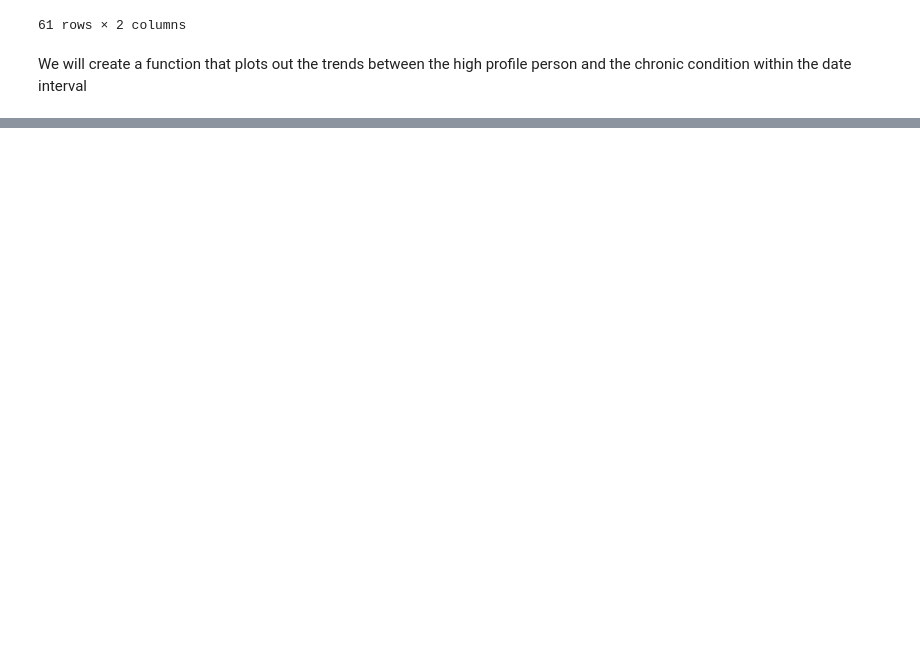
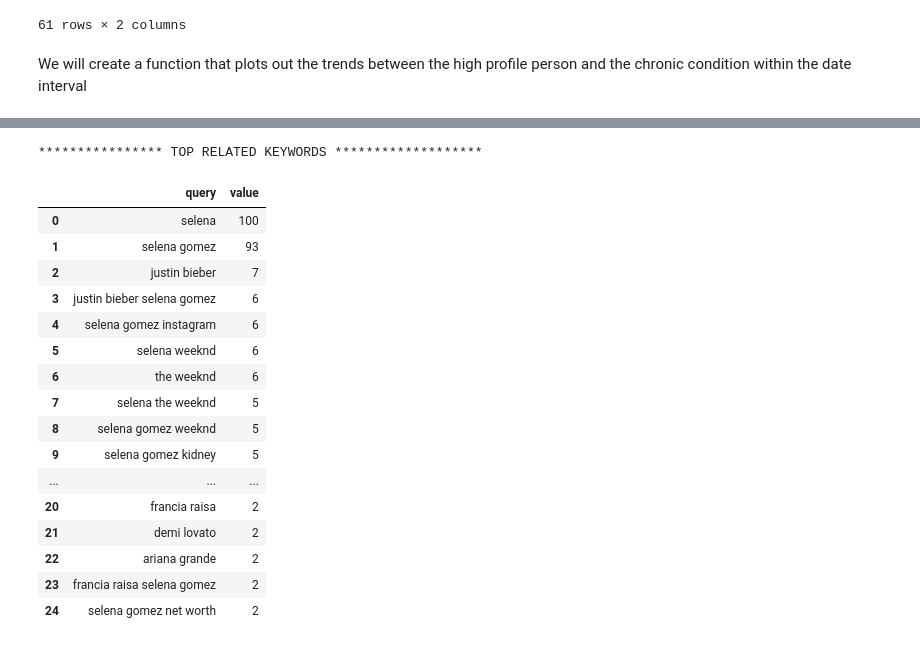
Before and after one commit to kkrusere/Cultural-Health-Moments, a Jupyter notebook: Cultural_Health Moments.ipynb, the cells around one changed output, grey strips where cells are left out. Drawn from its saved outputs; the diff is of its cells as text; code cells hidden in the pictures; blank space fills up the shorter version.

```diff
--- a/Cultural_Health Moments.ipynb
+++ b/Cultural_Health Moments.ipynb
@@ -221,3 +248,22 @@ print(related_queries_rising)
 # %%
-print(“**************** TOP RELATED KEYWORDS *******************”)
-print(related_queries_top)
+print('**************** TOP RELATED KEYWORDS *******************')
+related_queries_top
+# %% [output]
+**************** TOP RELATED KEYWORDS *******************
+|  | query | value |
+| 0 | selena | 100 |
+| 1 | selena gomez | 93 |
+| 2 | justin bieber | 7 |
+| 3 | justin bieber selena gomez | 6 |
+| 4 | selena gomez instagram | 6 |
+| 5 | selena weeknd | 6 |
+| 6 | the weeknd | 6 |
+| 7 | selena the weeknd | 5 |
+| 8 | selena gomez weeknd | 5 |
+| 9 | selena gomez kidney | 5 |
+| ... | ... | ... |
+| 20 | francia raisa | 2 |
+| 21 | demi lovato | 2 |
+| 22 | ariana grande | 2 |
+| 23 | francia raisa selena gomez | 2 |
+| 24 | selena gomez net worth | 2 |
```
Also changed, not shown: parts of 9 cells of this notebook.
